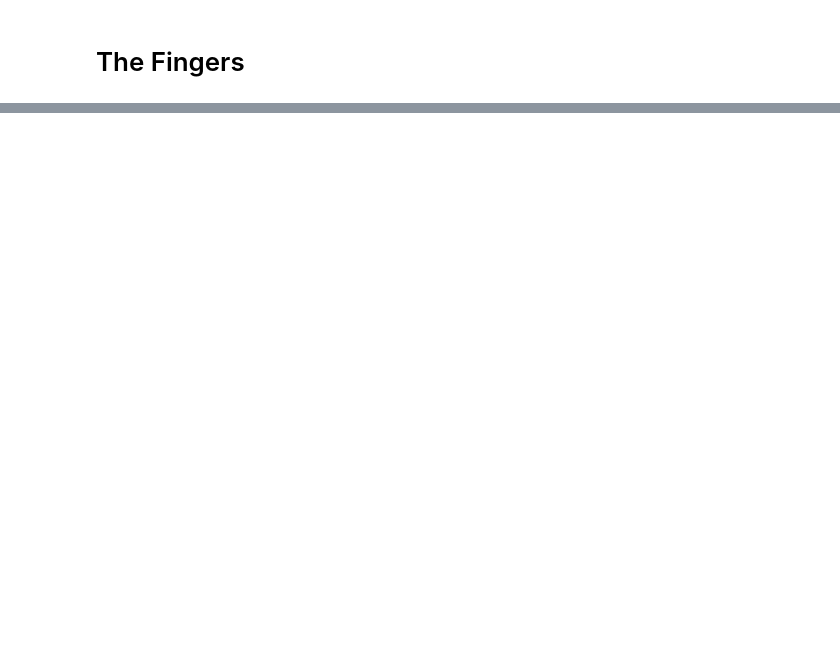
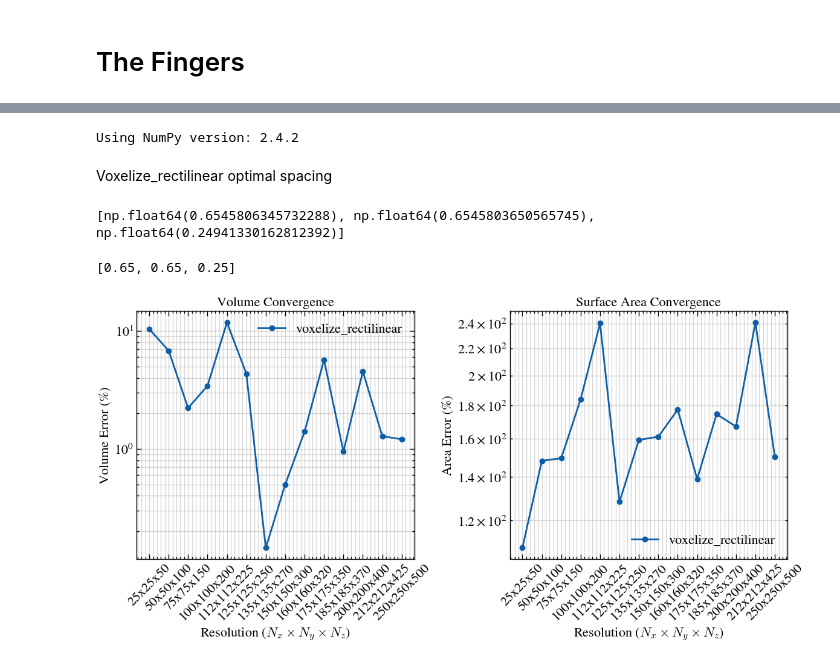
Before and after one commit to Clara2223/clara-project-wakis, a Jupyter notebook: clara_plotting_pyMesh_bench.ipynb, the cells around one changed output, grey strips where cells are left out. Drawn from its saved outputs; the diff is of its cells as text; code cells hidden in the pictures; blank space fills up the shorter version.

```diff
--- a/clara_plotting_pyMesh_bench.ipynb
+++ b/clara_plotting_pyMesh_bench.ipynb
@@ -874,0 +859,75 @@ plt.show()
+# %%
+import matplotlib.pyplot as plt
+import scienceplots  # This is required to register the styles
+import numpy as np
+import pickle
+
+# Verify your numpy version
+print(f"Using NumPy version: {np.__version__}")
+
+#plt.style.use(['science', 'ieee']) # Example of using the ieee style (readable figures in black&white print). Nature style is also nice for presentations - uses the sans-serif fonts.
+plt.style.use(['science', 'notebook', 'no-latex'])
+# %% [output]
+Using NumPy version: 2.4.2
+# %% [markdown]
+Voxelize_rectilinear optimal spacing
+# %%
+import pyvista as pv
+stl_finger= 'clara_stl_files/012_LHC_WVM_6L2-cube.stl'
+surf_finger= pv.read(stl_finger)
+
+xmin, xmax, ymin, ymax, zmin, zmax = surf_finger.bounds
+Nx, Ny, Nz = 185,185,370
+x = np.linspace(xmin, xmax, Nx)
+y = np.linspace(ymin, ymax, Ny)
+z = np.linspace(zmin, zmax, Nz)
+spacing=[x[1]-x[0], y[1]-y[0], z[1]-z[0]]
+print(spacing)
+# %% [output]
+[np.float64(0.6545806345732288), np.float64(0.6545803650565745), np.float64(0.24941330162812392)]
+# %%
+[0.65, 0.65, 0.25]
+# %% [output]
+[0.65, 0.65, 0.25]
+# %%
+
+with open('clara_gridres_benchmark_results_0.pkl', 'rb') as f:
+    results_finger2= pickle.load(f)
+
+
+fig, ax = plt.subplots(1, 2, figsize=(12, 6))
+
+#for method, res_dict in results64.items():
+for method, res_dict in {k: v for k, v in results_finger2.items() if k not in ['voxelize_rectilinea']}.items():
+    #sort by total voxel count (Nx*Ny*Nz)
+    sorted_resolutions = sorted(res_dict.keys(),
+                                key=lambda x: eval(x.replace('x', '*')),
+                                reverse=False)
+
+    errors_vol = [res_dict[r]['vol_err'] for r in sorted_resolutions]
+    errors_area = [res_dict[r]['area_err'] for r in sorted_resolutions]
+
+    ax[0].plot(sorted_resolutions, errors_vol, marker='o', label=method)
+    errors_extract = [res_dict[r]['area_err'][2] for r in sorted_resolutions]
+    ax[1].plot(sorted_resolutions, errors_extract, marker='o', label=method)
+
+for a in ax:
+    a.set_yscale('log')
+    a.set_xlabel(r'Resolution ($N_x \times N_y \times N_z$)')
+    # Rotate labels on both axes properly
+    a.tick_params(axis='x', rotation=45)
+    a.grid(True, which="both", ls="-", alpha=0.5)
+
+ax[0].set_ylabel('Volume Error (%)')
+ax[0].set_title('Volume Convergence')
+ax[0].legend()
+
+ax[1].set_ylabel('Area Error (%)')
+ax[1].set_title('Surface Area Convergence')
+# Place legend outside if it gets too crowded
+ax[1].legend()
+
+plt.tight_layout()
+plt.show()
+# %% [output]
+[figure, added]
```
Also changed, not shown: parts of 11 cells of this notebook, 12 other files.
